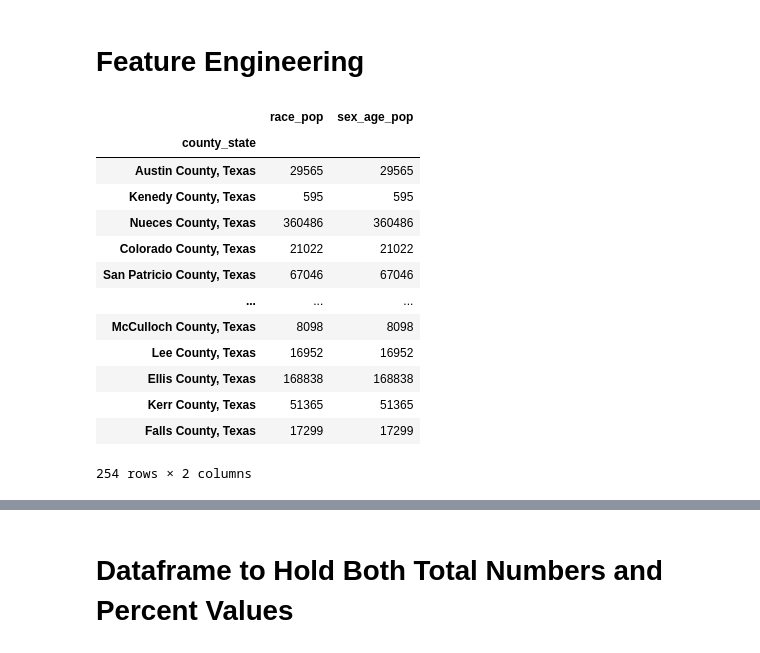
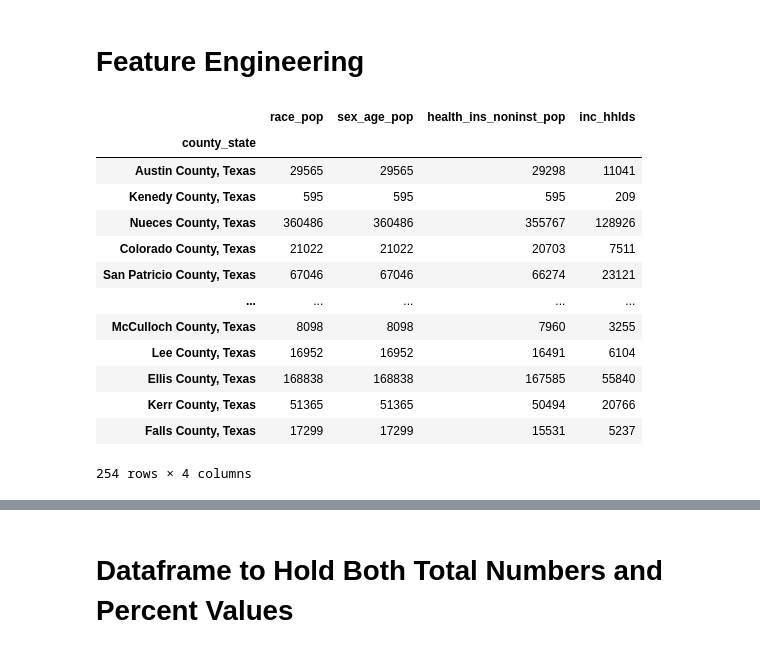
Before and after one commit to cxclark/covid19-analysis, a Jupyter notebook: code/03_census_data_combining.ipynb, the cells around one changed output, grey strips where cells are left out. Saved outputs shown, nothing was run; the diff lists cells and outputs as text; code cells hidden in the pictures.

Commit message:
dp03 data download, preprocessing update, data dictionary

```diff
--- a/code/03_census_data_combining.ipynb
+++ b/code/03_census_data_combining.ipynb
@@ -10,9 +66,11 @@
 import pandas as pd
 # %%
 # Import the relevant dataframes.
-race = pd.read_csv('../data/preprocessing/tx_dp05_race_cleaned.csv')
-sa = pd.read_csv('../data/preprocessing/tx_dp05_sex_age_cleaned.csv')
-land = pd.read_csv('../data/preprocessing/tx_area_cleaned.csv')
+race = pd.read_csv('../data/preprocessing/cleaned_tx_dp05_race.csv')
+sa = pd.read_csv('../data/preprocessing/cleaned_tx_dp05_sex_age.csv')
+land = pd.read_csv('../data/preprocessing/cleaned_tx_area.csv')
+ins = pd.read_csv('../data/preprocessing/cleaned_tx_dp03_insurance.csv')
+inc = pd.read_csv('../data/preprocessing/cleaned_tx_dp03_income.csv')
 # %%
 # Display the first few rows of data.
 race.head(2)
@@ -47,3 +119,7 @@ df_num.head()
 | 3 | Colorado County, Texas | 21022 | 6200 | 11855 | 2655 | ... |
 | 4 | San Patricio County, Texas | 67046 | 38483 | 26032 | 1003 | ... |
 5 rows × 28 columns
+# %%
+# Merge the remainder dataframes on Geographic Area Name.
+df_num = df_num.merge(ins,on='Geographic Area Name').merge(inc,on='Geographic Area Name')
+df_num.head()
@@ -84,23 +171,23 @@ df_num.head(3)
 # %% [markdown]
 # Feature Engineering
 # %%
-# Compare the base populations for race and sex/age to ensure they're the same.
-df_num[['race_pop', 'sex_age_pop']]
+# Compare the base populations to be used in calculations.
+df_num[['race_pop', 'sex_age_pop', 'health_ins_noninst_pop', 'inc_hhlds']]
 # %% [output]
-|  | race_pop | sex_age_pop |
-| county_state |  |  |
-| Austin County, Texas | 29565 | 29565 |
-| Kenedy County, Texas | 595 | 595 |
-| Nueces County, Texas | 360486 | 360486 |
-| Colorado County, Texas | 21022 | 21022 |
-| San Patricio County, Texas | 67046 | 67046 |
-| ... | ... | ... |
-| McCulloch County, Texas | 8098 | 8098 |
-| Lee County, Texas | 16952 | 16952 |
-| Ellis County, Texas | 168838 | 168838 |
-| Kerr County, Texas | 51365 | 51365 |
-| Falls County, Texas | 17299 | 17299 |
+|  | race_pop | sex_age_pop | health_ins_noninst_pop | inc_hhlds |
+| county_state |  |  |  |  |
+| Austin County, Texas | 29565 | 29565 | 29298 | 11041 |
+| Kenedy County, Texas | 595 | 595 | 595 | 209 |
+| Nueces County, Texas | 360486 | 360486 | 355767 | 128926 |
+| Colorado County, Texas | 21022 | 21022 | 20703 | 7511 |
+| San Patricio County, Texas | 67046 | 67046 | 66274 | 23121 |
+| ... | ... | ... | ... | ... |
+| McCulloch County, Texas | 8098 | 8098 | 7960 | 3255 |
+| Lee County, Texas | 16952 | 16952 | 16491 | 6104 |
+| Ellis County, Texas | 168838 | 168838 | 167585 | 55840 |
+| Kerr County, Texas | 51365 | 51365 | 50494 | 20766 |
+| Falls County, Texas | 17299 | 17299 | 15531 | 5237 |
-254 rows × 2 columns
+254 rows × 4 columns
 # %%
 # Create a new column for county population density which is the result of
 # dividing population by square miles
```
Also changed, not shown: parts of 18 cells of this notebook, 16 other files.
